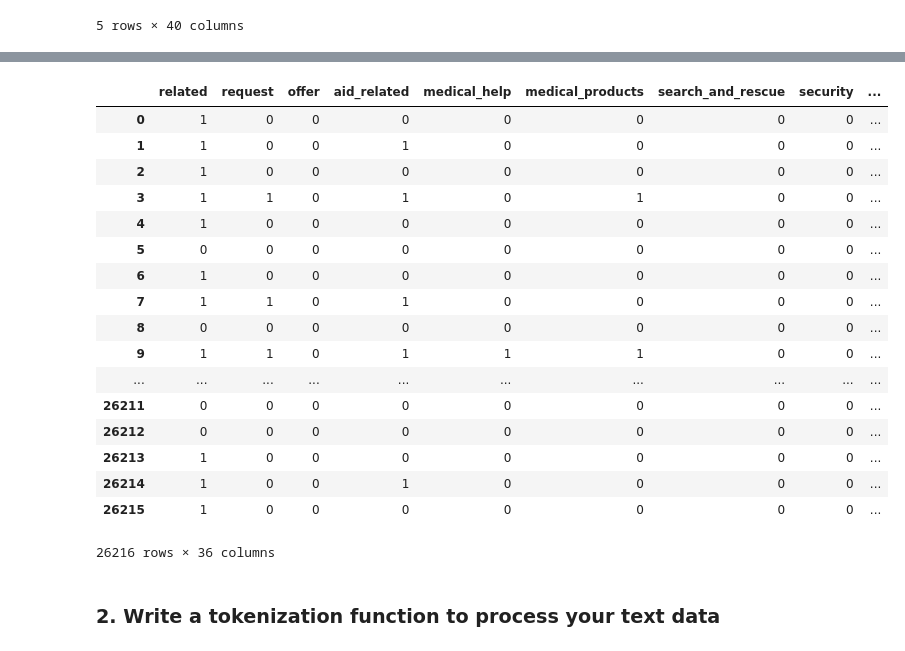
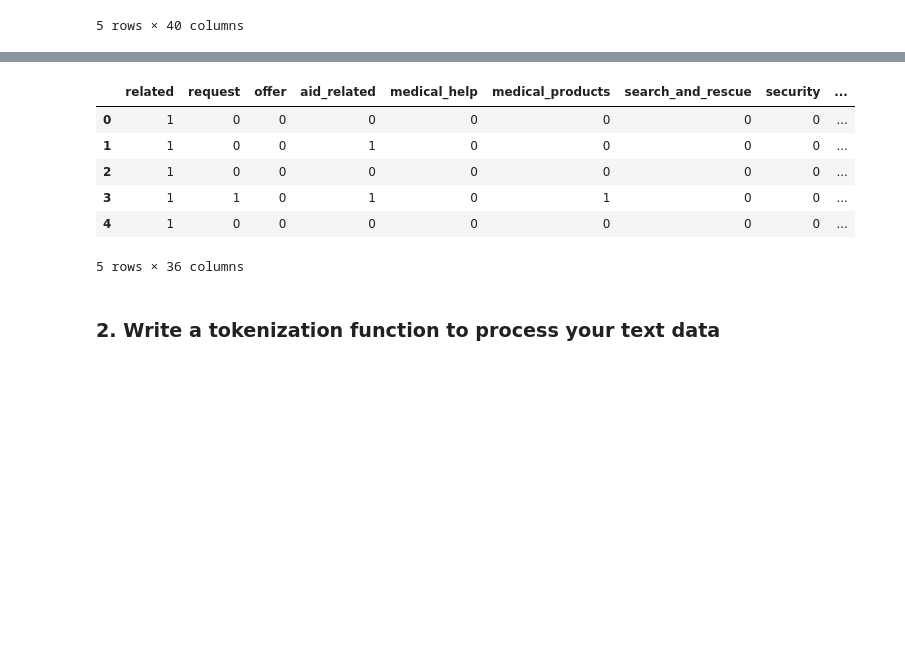
Before and after one commit to alankashiwa/disaster-response-pipelines, a Jupyter notebook: notebooks/ML Pipeline Preparation.ipynb, the cells around one changed output, grey strips where cells are left out. Drawn from its saved outputs; the diff is of its cells as text; code cells hidden in the pictures; blank space fills up the shorter version.

```diff
--- a/notebooks/ML Pipeline Preparation.ipynb
+++ b/notebooks/ML Pipeline Preparation.ipynb
@@ -71,26 +79,15 @@ X
 Name: message, Length: 26216, dtype: object
 # %%
 y = df.drop(['id', 'message', 'original', 'genre'], axis=1)
-y
+y.head()
 # %% [output]
 |  | related | request | offer | aid_related | medical_help | medical_products | search_and_rescue | security | ... |
 | 0 | 1 | 0 | 0 | 0 | 0 | 0 | 0 | 0 | ... |
 | 1 | 1 | 0 | 0 | 1 | 0 | 0 | 0 | 0 | ... |
 | 2 | 1 | 0 | 0 | 0 | 0 | 0 | 0 | 0 | ... |
 | 3 | 1 | 1 | 0 | 1 | 0 | 1 | 0 | 0 | ... |
 | 4 | 1 | 0 | 0 | 0 | 0 | 0 | 0 | 0 | ... |
-| 5 | 0 | 0 | 0 | 0 | 0 | 0 | 0 | 0 | ... |
-| 6 | 1 | 0 | 0 | 0 | 0 | 0 | 0 | 0 | ... |
-| 7 | 1 | 1 | 0 | 1 | 0 | 0 | 0 | 0 | ... |
-| 8 | 0 | 0 | 0 | 0 | 0 | 0 | 0 | 0 | ... |
-| 9 | 1 | 1 | 0 | 1 | 1 | 1 | 0 | 0 | ... |
-| ... | ... | ... | ... | ... | ... | ... | ... | ... | ... |
-| 26211 | 0 | 0 | 0 | 0 | 0 | 0 | 0 | 0 | ... |
-| 26212 | 0 | 0 | 0 | 0 | 0 | 0 | 0 | 0 | ... |
-| 26213 | 1 | 0 | 0 | 0 | 0 | 0 | 0 | 0 | ... |
-| 26214 | 1 | 0 | 0 | 1 | 0 | 0 | 0 | 0 | ... |
-| 26215 | 1 | 0 | 0 | 0 | 0 | 0 | 0 | 0 | ... |
-26216 rows × 36 columns
+5 rows × 36 columns
 # %% [markdown]
 ### 2. Write a tokenization function to process your text data
 # %%
```
Also changed, not shown: parts of 24 cells of this notebook, 1 other file.
